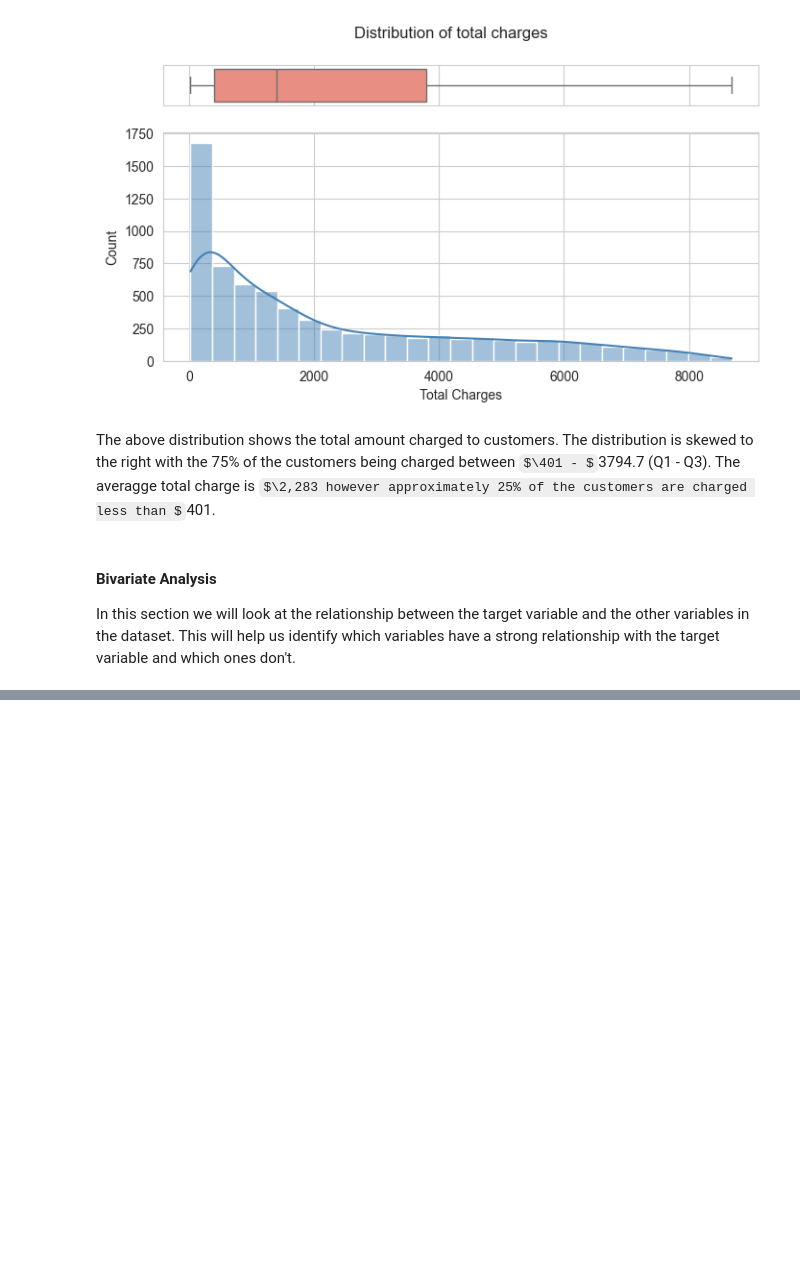
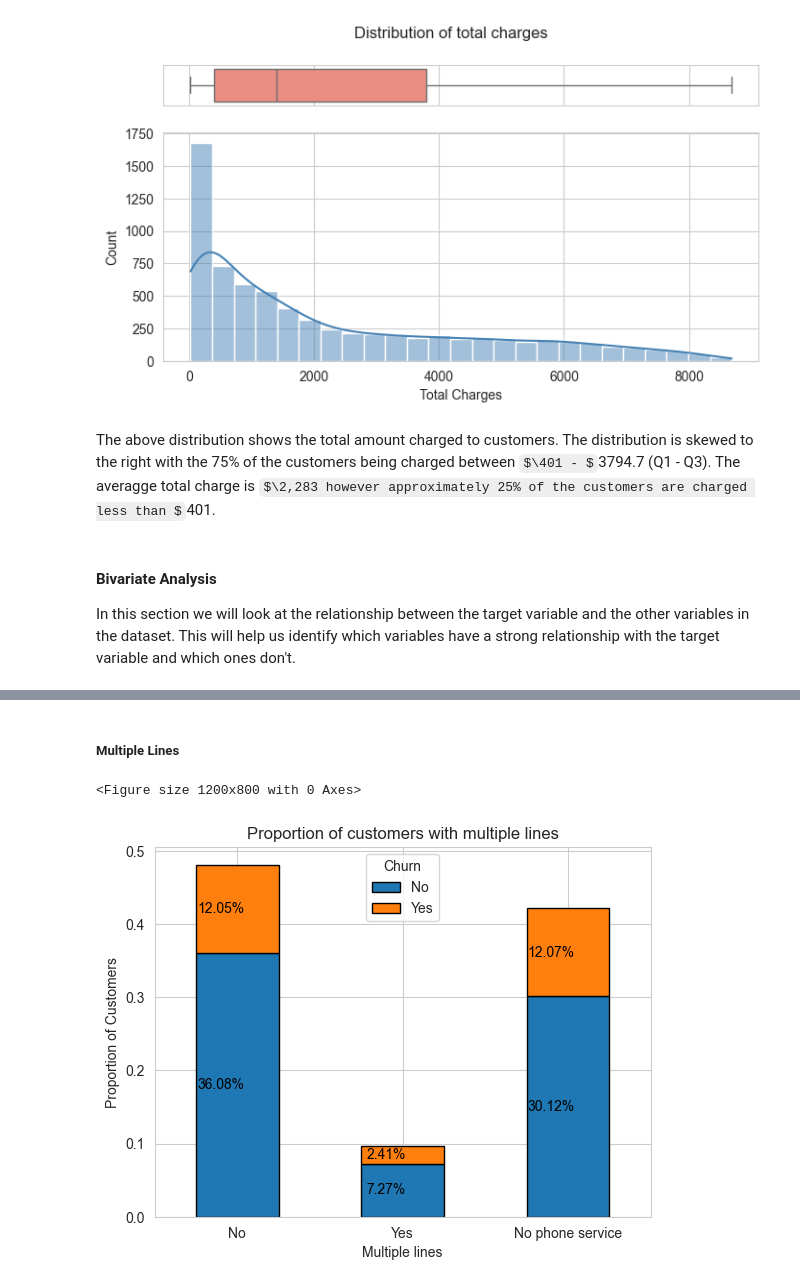
Before and after one commit to rongachoka/Customer_Churn_Analysis_EDA, a Jupyter notebook: index.ipynb, the cells around one changed output, grey strips where cells are left out. Drawn from its saved outputs; the diff is of its cells as text; code cells hidden in the pictures; some formulas as TeX source; blank space fills up the shorter version.

```diff
--- a/index.ipynb
+++ b/index.ipynb
@@ -667,0 +675,8 @@ plot_bivariate(df=df, x="SeniorCitizen", title="Proportion of senior citizens wh
+# %% [markdown]
+##### Multiple Lines
+# %%
+plot_bivariate(df=df, x="MultipleLines", title="Proportion of customers with multiple lines",
+               xlabel="Multiple lines", ylabel="Proportion of Customers", hue="Churn")
+# %% [output]
+<Figure size 1200x800 with 0 Axes>
+[figure, added]
```
Also changed, not shown: parts of 21 cells of this notebook.
